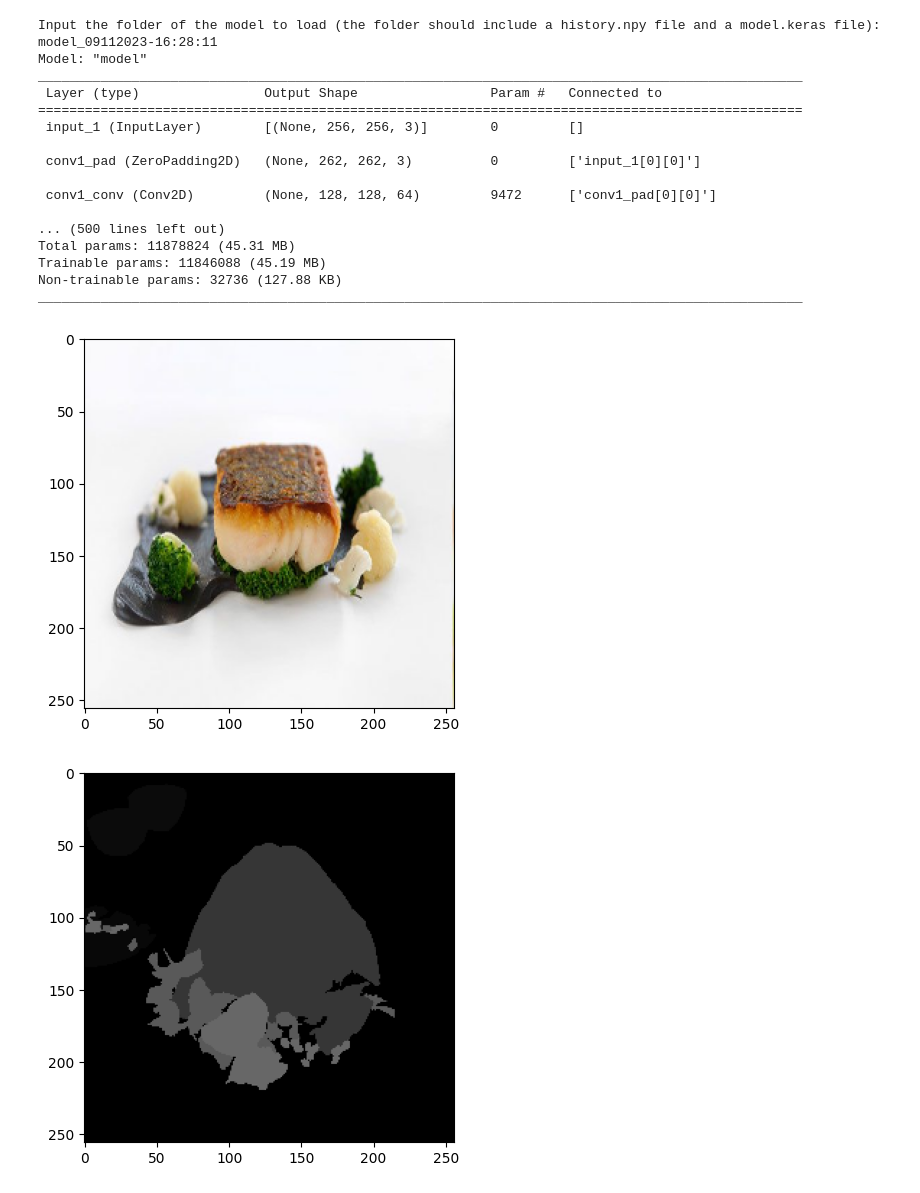
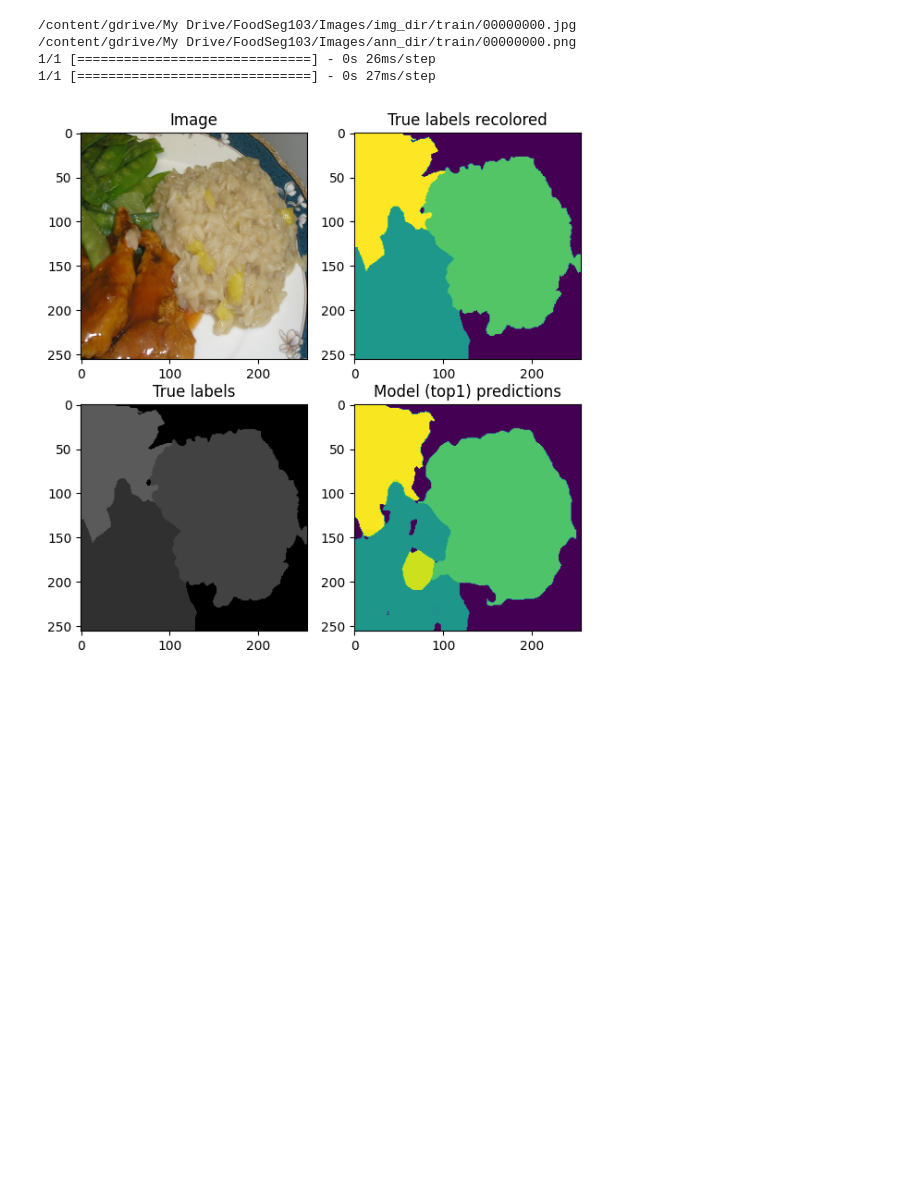
Before and after one commit to OskarRVestergaard/DL, a Jupyter notebook: DL-colab.ipynb, the cells around one changed output. Saved outputs shown, nothing was run; the diff lists cells and outputs as text; code cells hidden in the pictures; blank space fills up the shorter version.

Commit message:
better modeling and aa

```diff
--- a/DL-colab.ipynb
+++ b/DL-colab.ipynb
@@ -50,8 +51,8 @@ def loadImages(NUM_TRAIN_IMAGES, NUM_VAL_IMAGES):
 
     train_images = [str(os.path.join(train_images_path, img)) for img in train_images]
     train_masks = [str(os.path.join(train_ann_path, img)) for img in train_masks]
-    val_images = [str(os.path.join(train_images_path, img)) for img in val_images]
-    val_masks = [str(os.path.join(train_ann_path, img)) for img in val_masks]
+    val_images = [str(os.path.join(test_images_path, img)) for img in val_images]
+    val_masks = [str(os.path.join(test_ann_path, img)) for img in val_masks]
 
     images = {
         "train_images": train_images,
@@ -68,7 +69,7 @@ def read_image(image_path, mask=False):
     if mask:
         image = tf.image.decode_png(image, channels=1)
         image.set_shape([None, None, 1])
-        image = tf.image.resize(images=image, size=[IMAGE_SIZE, IMAGE_SIZE])
+        image = tf.image.resize(images=image, size=[IMAGE_SIZE, IMAGE_SIZE], method='nearest')
     else:
         image = tf.image.decode_png(image, channels=3)
         image.set_shape([None, None, 3])
@@ -335,27 +362,11 @@ saveModel(model, history)
 # %%
 #Load model, print model, show a single prediction and plot the training history
 ImageI = 0
-model, history = loadModel()
-model.summary()
-plotPrediction(model, images, ImageI, True)
-plotHistory(history)
+(originalImage, trueLabels, trueLabelsRecolored, predictions) = plotPrediction(model, images, ImageI, True)
+rawPrediction = predict(model, images, ImageI, True)
 # %% [output]
-Input the folder of the model to load (the folder should include a history.npy file and a model.keras file):
-model_09112023-16:28:11
-Model: "model"
-__________________________________________________________________________________________________
- Layer (type)                Output Shape                 Param #   Connected to
-==================================================================================================
- input_1 (InputLayer)        [(None, 256, 256, 3)]        0         []
-
- conv1_pad (ZeroPadding2D)   (None, 262, 262, 3)          0         ['input_1[0][0]']
-
- conv1_conv (Conv2D)         (None, 128, 128, 64)         9472      ['conv1_pad[0][0]']
-
-... (500 lines left out)
-Total params: 11878824 (45.31 MB)
-Trainable params: 11846088 (45.19 MB)
-Non-trainable params: 32736 (127.88 KB)
-__________________________________________________________________________________________________
+/content/gdrive/My Drive/FoodSeg103/Images/img_dir/train/00000000.jpg
+/content/gdrive/My Drive/FoodSeg103/Images/ann_dir/train/00000000.png
+1/1 [==============================] - 0s 26ms/step
+1/1 [==============================] - 0s 27ms/step
-[figure, old version]
+[figure, new version]
-[figure, removed]
```
Also changed, not shown: parts of 11 cells of this notebook.
